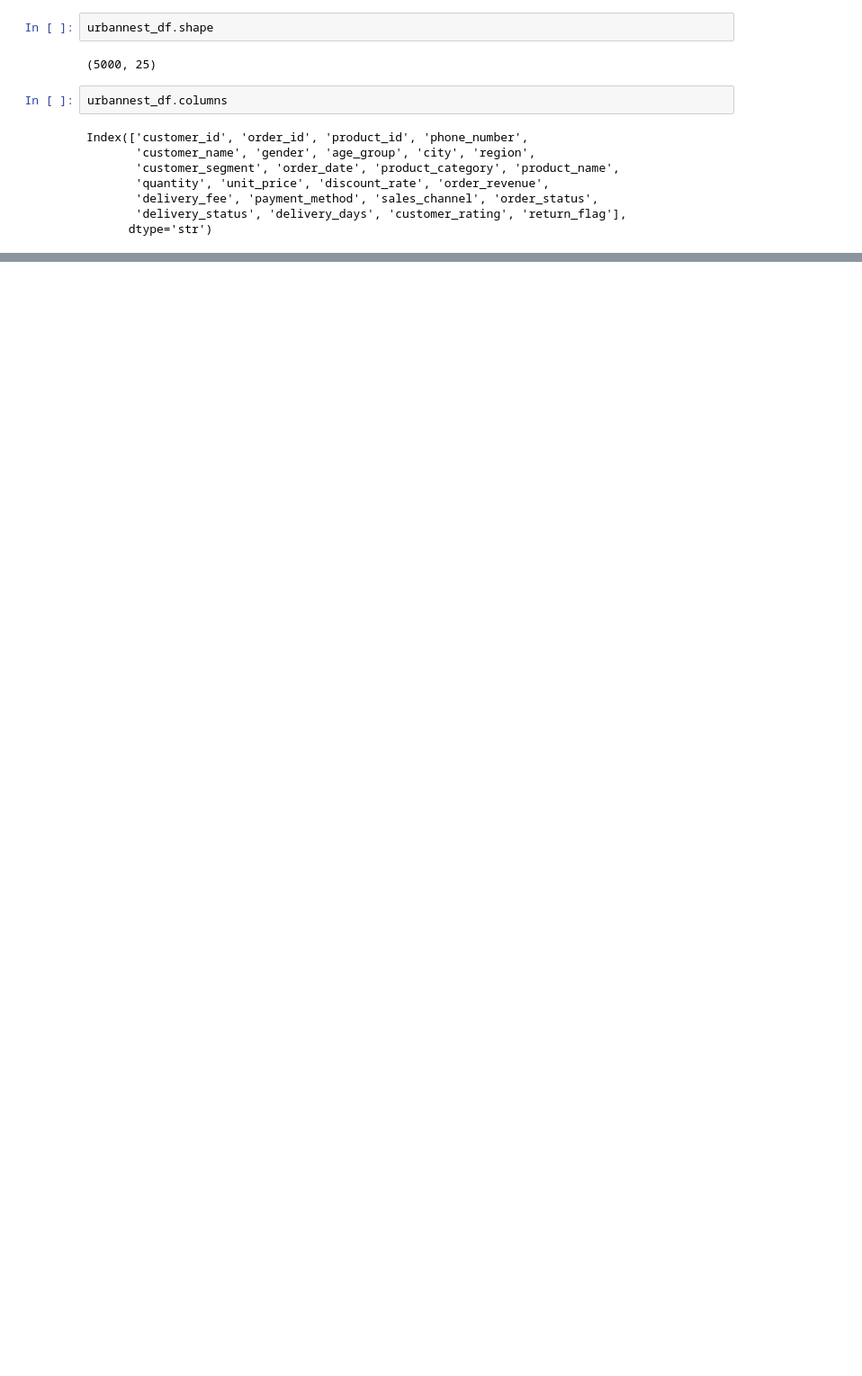
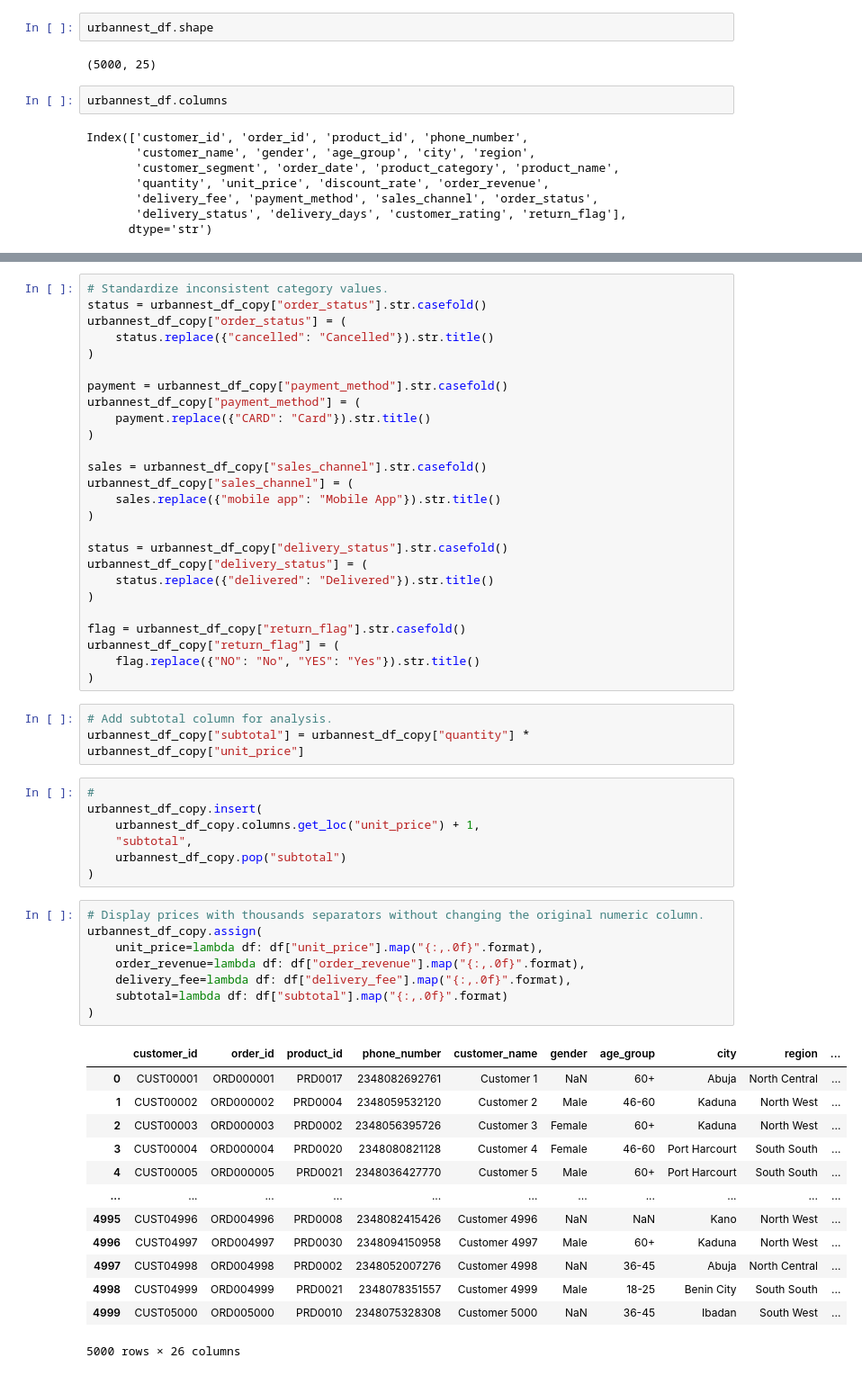
Before and after one commit to abiodunblossom/Urbannest_Analytics, a Jupyter notebook: urbannest_retail.ipynb, the cells around one changed output, grey strips where cells are left out. Shown at 90% size. Saved outputs shown, nothing was run; the diff lists cells and outputs as text; blank space fills up the shorter version.

```diff
--- a/urbannest_retail.ipynb
+++ b/urbannest_retail.ipynb
@@ -186,0 +127,58 @@ dtype: object
+# %%
+# Standardize inconsistent category values.
+status = urbannest_df_copy["order_status"].str.casefold()
+urbannest_df_copy["order_status"] = (
+    status.replace({"cancelled": "Cancelled"}).str.title()
+)
+
+payment = urbannest_df_copy["payment_method"].str.casefold()
+urbannest_df_copy["payment_method"] = (
+    payment.replace({"CARD": "Card"}).str.title()
+)
+
+sales = urbannest_df_copy["sales_channel"].str.casefold()
+urbannest_df_copy["sales_channel"] = (
+    sales.replace({"mobile app": "Mobile App"}).str.title()
+)
+
+status = urbannest_df_copy["delivery_status"].str.casefold()
+urbannest_df_copy["delivery_status"] = (
+    status.replace({"delivered": "Delivered"}).str.title()
+)
+
+flag = urbannest_df_copy["return_flag"].str.casefold()
+urbannest_df_copy["return_flag"] = (
+    flag.replace({"NO": "No", "YES": "Yes"}).str.title()
+)
+# %%
+# Add subtotal column for analysis.
+urbannest_df_copy["subtotal"] = urbannest_df_copy["quantity"] * urbannest_df_copy["unit_price"]
+# %%
+#
+urbannest_df_copy.insert(
+    urbannest_df_copy.columns.get_loc("unit_price") + 1,
+    "subtotal",
+    urbannest_df_copy.pop("subtotal")
+)
+# %%
+# Display prices with thousands separators without changing the original numeric column.
+urbannest_df_copy.assign(
+    unit_price=lambda df: df["unit_price"].map("{:,.0f}".format),
+    order_revenue=lambda df: df["order_revenue"].map("{:,.0f}".format),
+    delivery_fee=lambda df: df["delivery_fee"].map("{:,.0f}".format),
+    subtotal=lambda df: df["subtotal"].map("{:,.0f}".format)
+)
+# %% [output]
+|  | customer_id | order_id | product_id | phone_number | customer_name | gender | age_group | city | region | ... |
+| 0 | CUST00001 | ORD000001 | PRD0017 | 2348082692761 | Customer 1 | NaN | 60+ | Abuja | North Central | ... |
+| 1 | CUST00002 | ORD000002 | PRD0004 | 2348059532120 | Customer 2 | Male | 46-60 | Kaduna | North West | ... |
+| 2 | CUST00003 | ORD000003 | PRD0002 | 2348056395726 | Customer 3 | Female | 60+ | Kaduna | North West | ... |
+| 3 | CUST00004 | ORD000004 | PRD0020 | 2348080821128 | Customer 4 | Female | 46-60 | Port Harcourt | South South | ... |
+| 4 | CUST00005 | ORD000005 | PRD0021 | 2348036427770 | Customer 5 | Male | 60+ | Port Harcourt | South South | ... |
+| ... | ... | ... | ... | ... | ... | ... | ... | ... | ... | ... |
+| 4995 | CUST04996 | ORD004996 | PRD0008 | 2348082415426 | Customer 4996 | NaN | NaN | Kano | North West | ... |
+| 4996 | CUST04997 | ORD004997 | PRD0030 | 2348094150958 | Customer 4997 | Male | 60+ | Kaduna | North West | ... |
+| 4997 | CUST04998 | ORD004998 | PRD0002 | 2348052007276 | Customer 4998 | NaN | 36-45 | Abuja | North Central | ... |
+| 4998 | CUST04999 | ORD004999 | PRD0021 | 2348078351557 | Customer 4999 | Male | 18-25 | Benin City | South South | ... |
+| 4999 | CUST05000 | ORD005000 | PRD0010 | 2348075328308 | Customer 5000 | NaN | 36-45 | Ibadan | South West | ... |
+5000 rows × 26 columns
```
Also changed, not shown: parts of 31 cells of this notebook, 3 other files.
